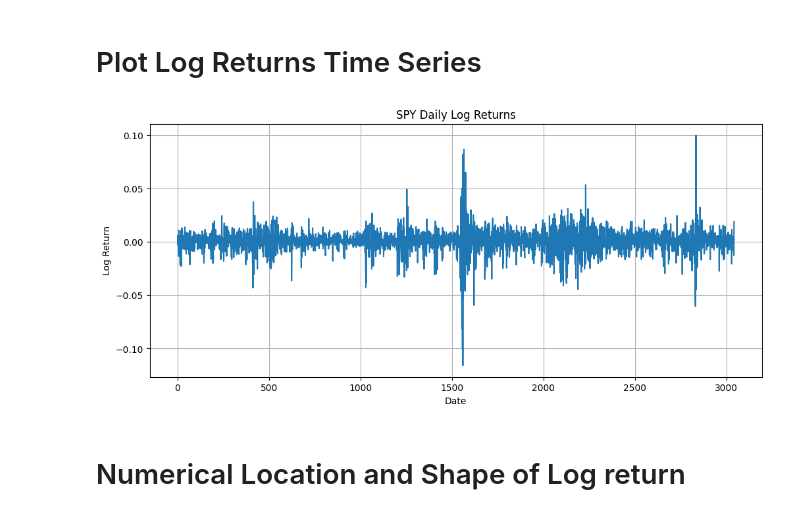
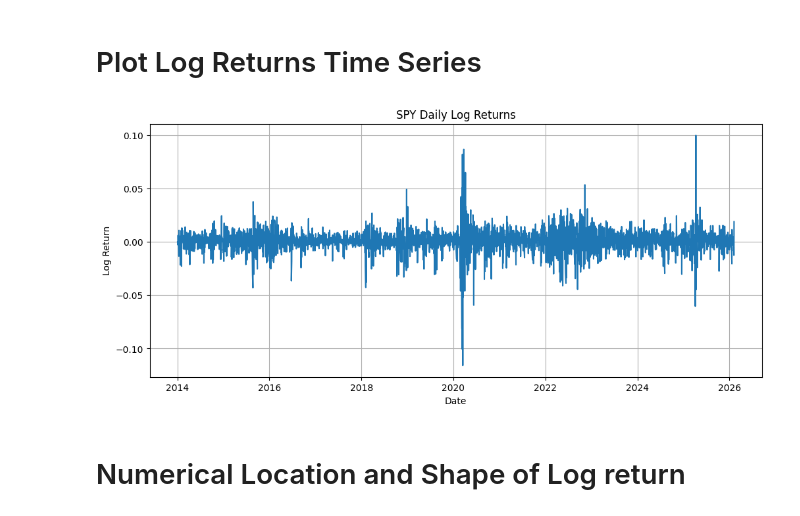
Before and after one commit to akhyear/MonteCarloRiskProject, a Jupyter notebook: notebooks/01_data_and_return_analysis.ipynb, the cells around one changed output. Saved outputs shown, nothing was run; the diff lists cells and outputs as text; code cells hidden in the pictures.

```diff
--- a/notebooks/01_data_and_return_analysis.ipynb
+++ b/notebooks/01_data_and_return_analysis.ipynb
@@ -128,0 +146,2 @@ Name: Adj Close, dtype: float64
+# %%
+data["Date"] = pd.to_datetime(data["Date"])
@@ -167,14 +203,14 @@ data.head()
 # Plot Log Returns Time Series
 # %%
 plt.figure(figsize=(12, 5))
-plt.plot(data.index, data["log_return"])
+plt.plot(data["Date"], data["log_return"])
 plt.title(f"{ticker} Daily Log Returns")
 plt.xlabel("Date")
 plt.ylabel("Log Return")
 plt.grid(True)
 plt.show()
 # %% [output]
-[figure, old version]
+[figure, new version]
 # %% [markdown]
 # Numerical Location and Shape of Log return
 # %%
```
Also changed, not shown: parts of 5 cells of this notebook.
